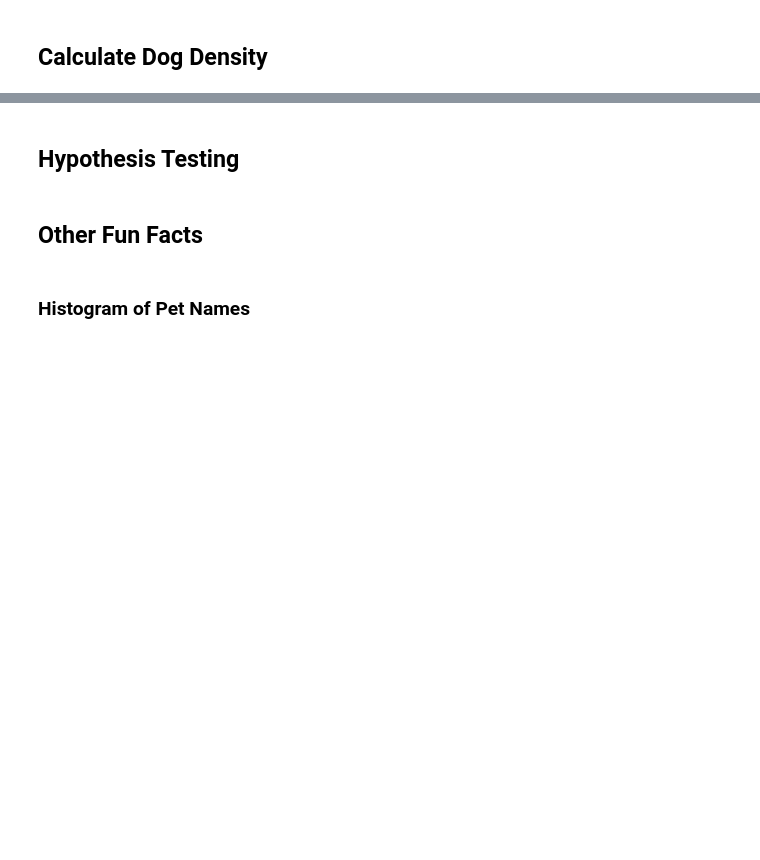
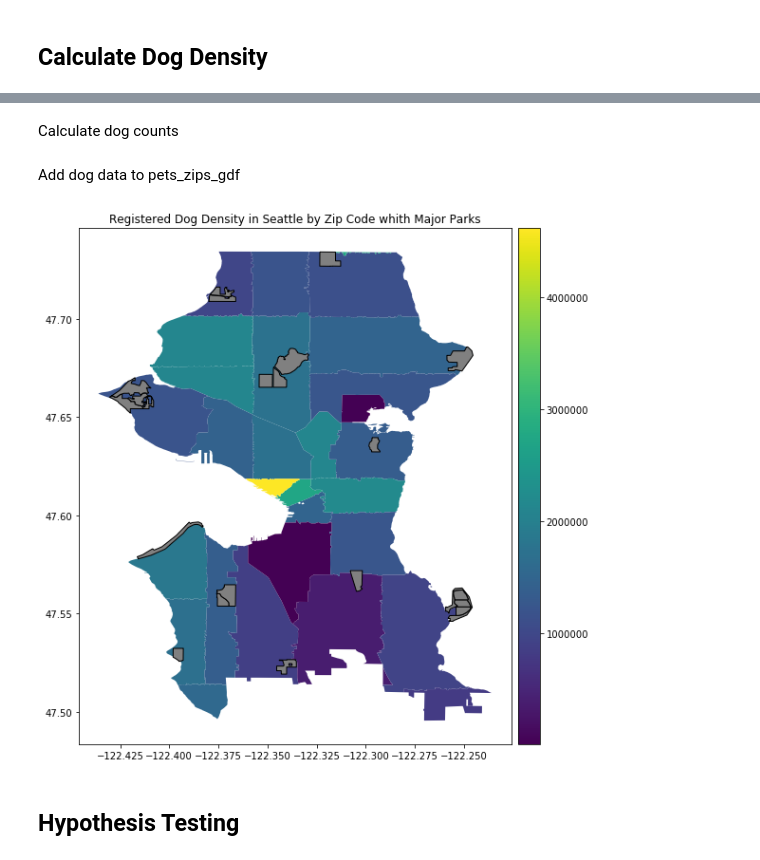
Before and after one commit to allisoncstafford/seattle_pets_blog2, a Jupyter notebook: park_zip_codes.ipynb, the cells around one changed output, grey strips where cells are left out. Cells and saved outputs as stored; diff of their text form; code cells hidden in the pictures; blank space fills up the shorter version.

Commit message:
completed hypothesis testing and image creation

```diff
--- a/park_zip_codes.ipynb
+++ b/park_zip_codes.ipynb
@@ -144,2 +161,39 @@ parks_zips = [zip_code for zip_code in parks_in_zips.keys() if parks_in_zips[zip
+# %%
+# cut 9-digit zipcodes to the 5-digit version
+pets['ZIP Code'] = pets['ZIP Code'].str[0:5]
+
+# drop rows with NaN zip codes (~400 of 51k)
+pets = pets.dropna(subset=['ZIP Code'])
+
+# cast str zip codes to ints to match geo-dataset
+pets['ZIP Code'] = pets['ZIP Code'].astype(int)
+# %% [markdown]
+Calculate dog counts
+# %%
+# create dataframe with the count of pets by zipcode
+dog_df = pets.loc[pets['Species'] == 'Dog']
+dog_counts = pd.DataFrame(dog_df['ZIP Code'].value_counts())
+dog_counts = dog_counts.reset_index()
+dog_counts.columns = ['ZIP', 'dog_count']
+# %% [markdown]
+Add dog data to pets_zips_gdf
+# %%
+pets_zips_gdf = pets_zips_gdf.merge(dog_counts, on='ZIP')
+# %%
+pets_zips_gdf['dog_density'] = pets_zips_gdf['dog_count'] / pets_zips_gdf['area']
+# %%
+# adding a legend using code from http://geopandas.org/mapping.html
+from mpl_toolkits.axes_grid1 import make_axes_locatable
+
+fig, ax = plt.subplots(figsize=(10,10))
+divider = make_axes_locatable(ax)
+cax = divider.append_axes("right", size="5%", pad=0.1)
+ax.set_title('Registered Dog Density in Seattle by Zip Code whith Major Parks')
+pets_zips_gdf.plot(column='dog_density', ax=ax, cax=cax, legend=True)
+large_parks.plot(ax=ax, color='gray', edgecolor='black')
+
+plt.savefig('images/goat_map.png');
+# %% [output]
+[figure, added]
 # %% [markdown]
 ## Hypothesis Testing
@@ -150,4 +199,0 @@ no_park_zips_dogs =
-# %% [markdown]
-## Other Fun Facts
-# %% [markdown]
-### Histogram of Pet Names
```
Also changed, not shown: parts of 45 cells of this notebook, 3 other files.
